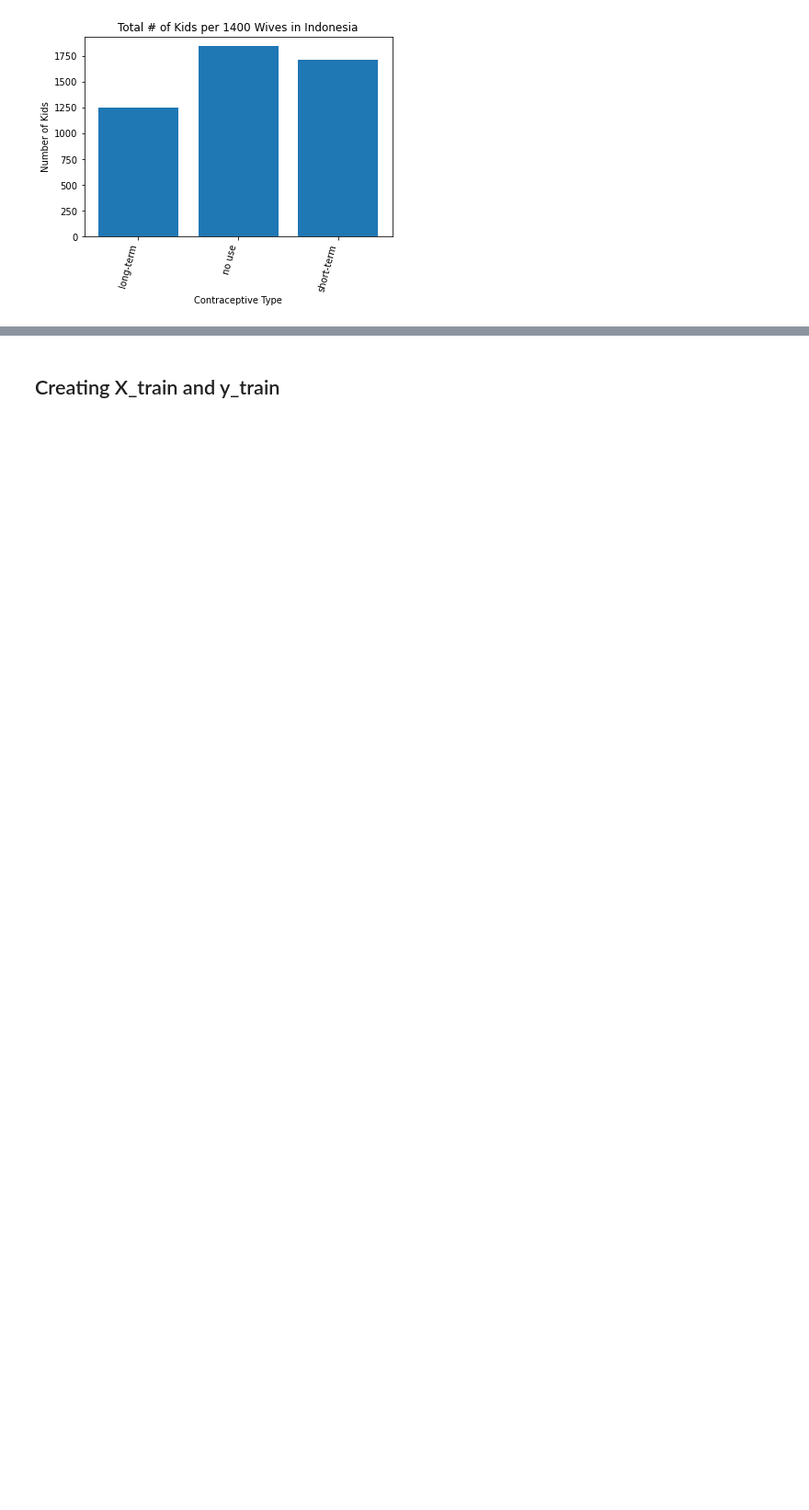
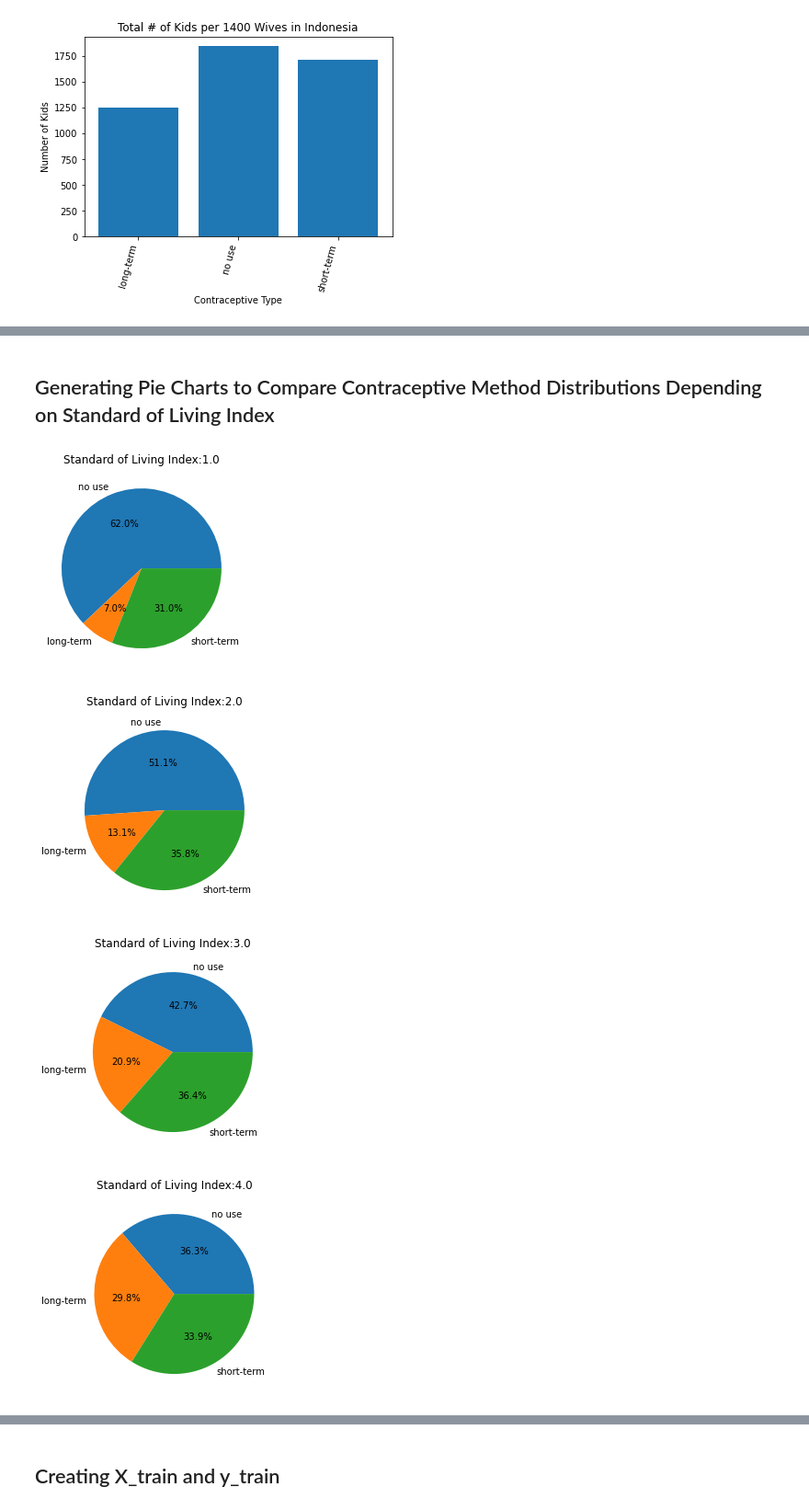
Before and after one commit to Danielle-Huber/CPSC322FinalProject, a Jupyter notebook: project.ipynb, the cells around one changed output, grey strips where cells are left out. Shown at 92% size. Saved outputs shown, nothing was run; the diff lists cells and outputs as text; code cells hidden in the pictures; blank space fills up the shorter version.

Commit message:
Introduction and Data Analysis Portion Finished

```diff
--- a/project.ipynb
+++ b/project.ipynb
@@ -61,0 +98,22 @@ plot_utils.bar_chart2(group_names,sums,"Number of Kids","Contraceptive Type","To
+# %% [markdown]
+## Generating Pie Charts to Compare Contraceptive Method Distributions Depending on Standard of Living Index
+# %%
+group_names, group_subtables = myutils.group_by(data.data, -3)
+labels = ["no use", "long-term", "short-term"]
+count = 0
+for group in group_subtables:
+    counts = [0, 0, 0]
+    for instance in group:
+        if instance[-1] == "no use":
+            counts[0] += 1
+        if instance[-1] == "long-term":
+            counts[1] += 1
+        if instance[-1] == "short-term":
+            counts[2] += 1
+    plot_utils.pie_chart(labels, counts, "Standard of Living Index:" + str(group_names[count]))
+    count+=1
+# %% [output]
+[figure, added]
+[figure, added]
+[figure, added]
+[figure, added]
```
Also changed, not shown: parts of 26 cells of this notebook, 1 other file.
